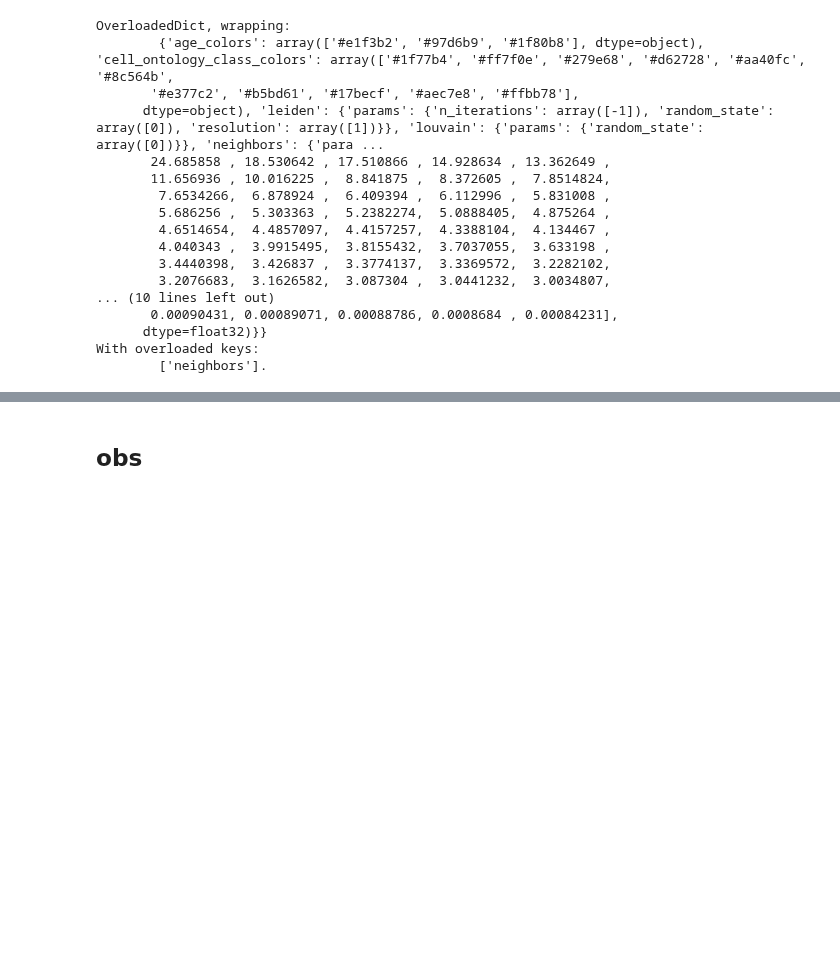
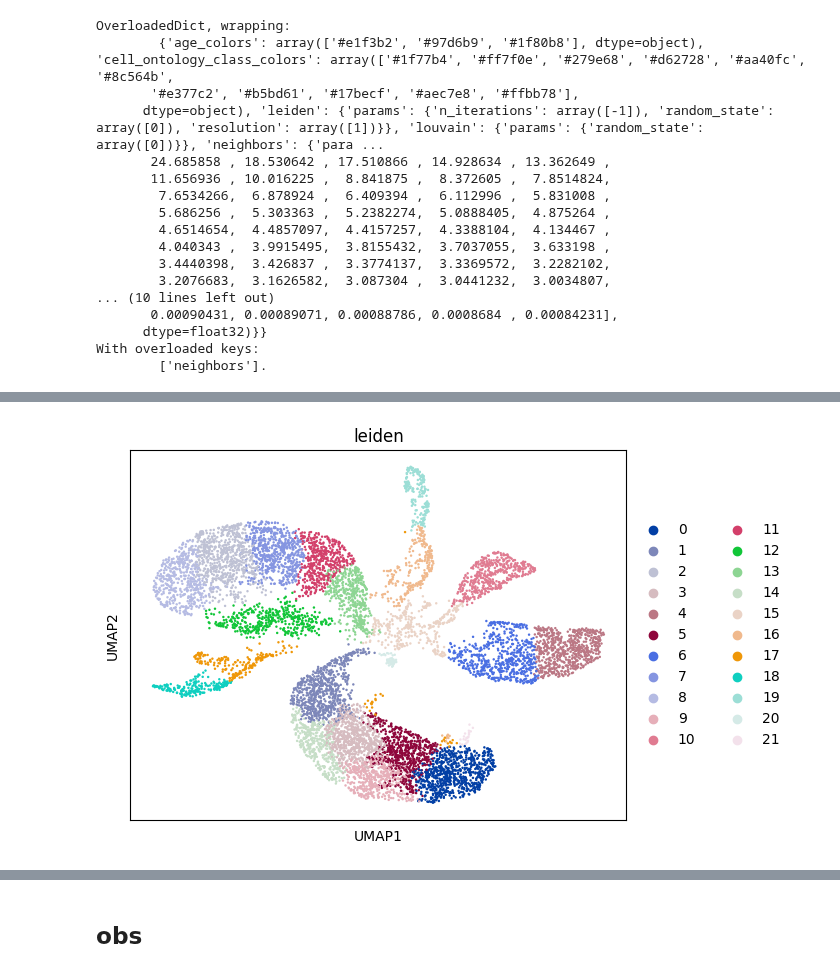
Before and after one commit to Bayer-Group/cellenium, a Jupyter notebook: data_import/public_data/tabula_muris_senis_heart.ipynb, the cells around one changed output, grey strips where cells are left out. Cells and saved outputs as stored; diff of their text form; code cells hidden in the pictures; blank space fills up the shorter version.

```diff
--- a/data_import/public_data/tabula_muris_senis_heart.ipynb
+++ b/data_import/public_data/tabula_muris_senis_heart.ipynb
@@ -88,3 +94,7 @@ sc.pl.umap(adata, color='cell_ontology_class')
+# %%
+sc.pl.umap(adata, color='leiden')
+# %% [output]
+[figure, added]
 # %%
 prep.calculate_differentially_expressed_genes(adata, ['cell_ontology_class','free_annotation','louvain','leiden'])
 # %% [output]
```
Also changed, not shown: parts of 7 cells of this notebook, 3 other files.
